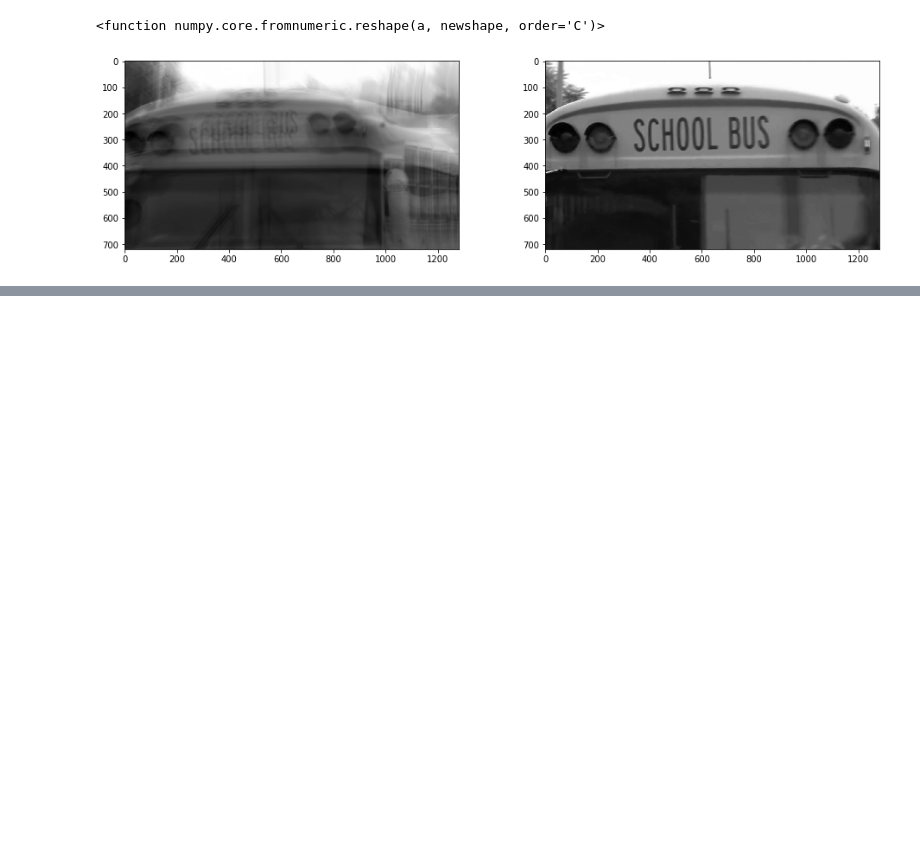
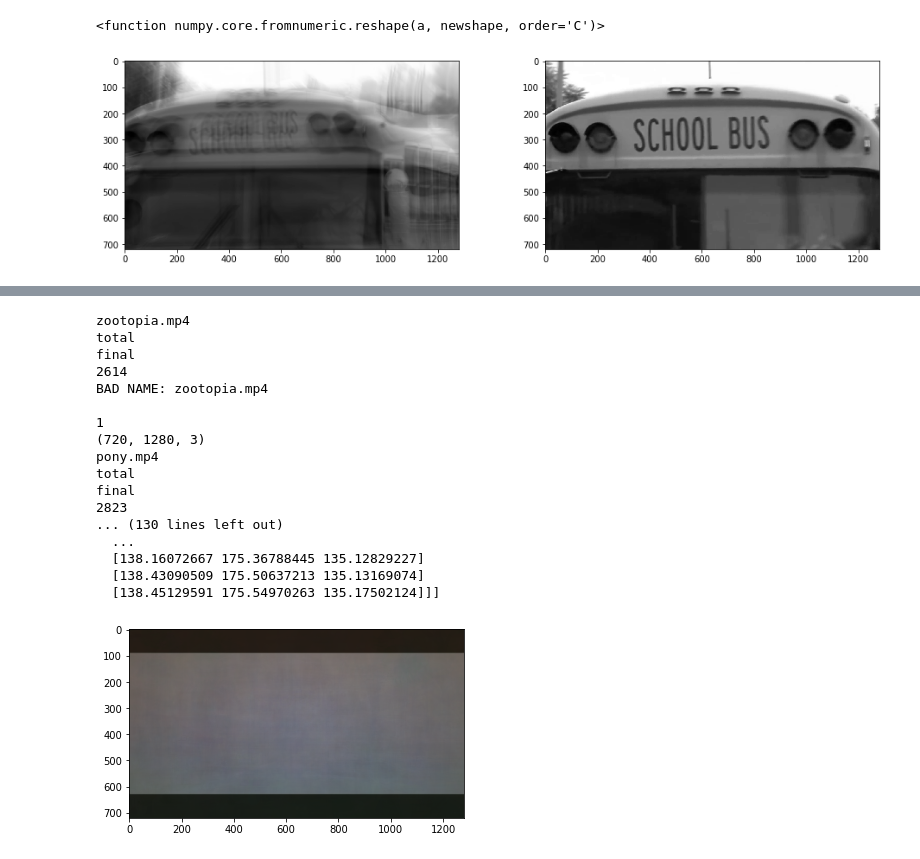
Before and after one commit to lbracken17/Image-Processing-Final-Projec, a Jupyter notebook: project-work-and-such-1.ipynb, the cells around one changed output, grey strips where cells are left out. Drawn from its saved outputs; the diff is of its cells as text; code cells hidden in the pictures; blank space fills up the shorter version.

```diff
--- a/project-work-and-such-1.ipynb
+++ b/project-work-and-such-1.ipynb
@@ -416,0 +430,21 @@ ModeFinder("insideout.mp4")
+# %%
+y = TrailerReadTotal("Kids.txt", "Kids")
+# %% [output]
+zootopia.mp4
+total
+final
+2614
+BAD NAME: zootopia.mp4
+
+1
+(720, 1280, 3)
+pony.mp4
+total
+final
+2823
+... (130 lines left out)
+  ...
+  [138.16072667 175.36788445 135.12829227]
+  [138.43090509 175.50637213 135.13169074]
+  [138.45129591 175.54970263 135.17502124]]]
+[figure, added]
```
Also changed, not shown: parts of 23 cells of this notebook.
